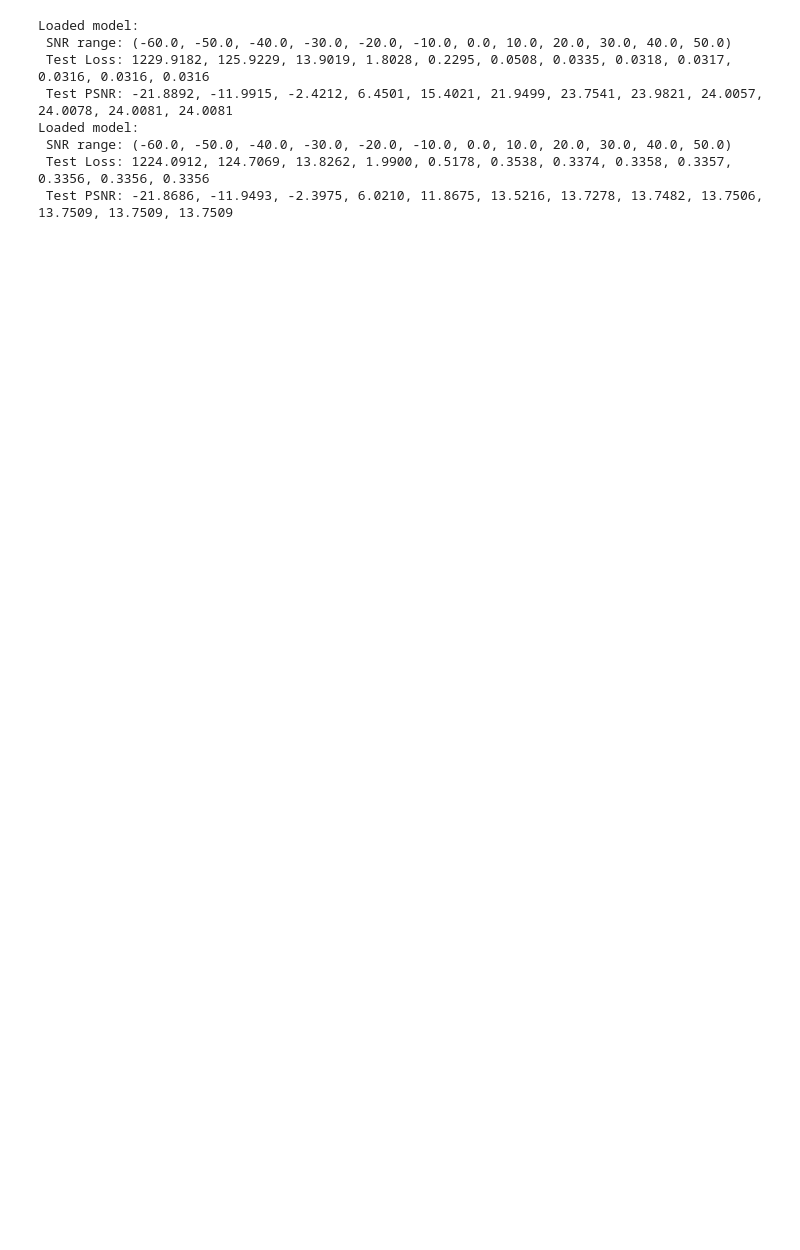
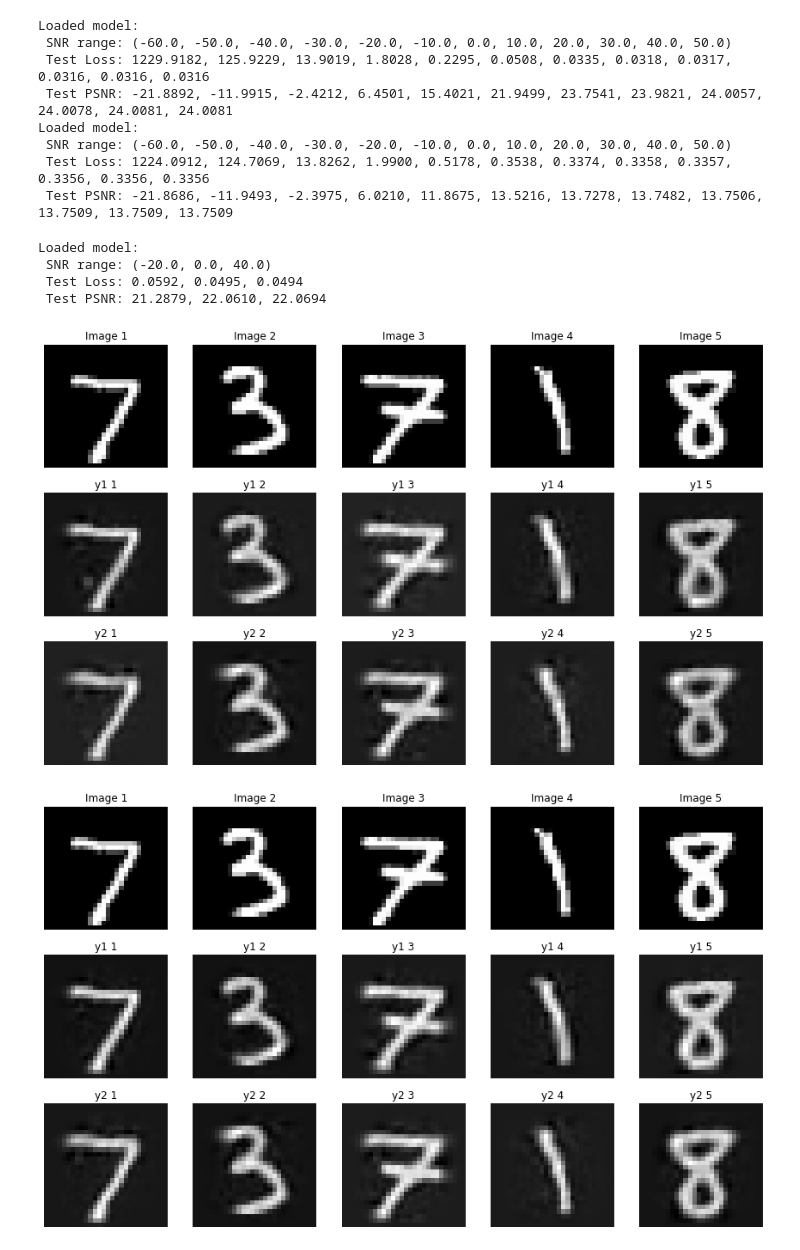
Before and after one commit to hebbarashwin/nnc, a Jupyter notebook: analysis.ipynb, the cells around one changed output. Drawn from its saved outputs; the diff is of its cells as text; code cells hidden in the pictures; blank space fills up the shorter version.

```diff
--- a/analysis.ipynb
+++ b/analysis.ipynb
@@ -111,3 +112,79 @@ Loaded model:
  SNR range: (-60.0, -50.0, -40.0, -30.0, -20.0, -10.0, 0.0, 10.0, 20.0, 30.0, 40.0, 50.0)
  Test Loss: 1224.0912, 124.7069, 13.8262, 1.9900, 0.5178, 0.3538, 0.3374, 0.3358, 0.3357, 0.3356, 0.3356, 0.3356
  Test PSNR: -21.8686, -11.9493, -2.3975, 6.0210, 11.8675, 13.5216, 13.7278, 13.7482, 13.7506, 13.7509, 13.7509, 13.7509
+# %%
+import matplotlib.pyplot as plt
+import numpy as np
+
+# Function to convert the image tensors back to NumPy arrays for visualization
+def to_numpy_image(img_tensor):
+    return img_tensor.detach().cpu().numpy().reshape(height, -1)
+
+test_snr = [-20,0,40]
+eq_test_sigma = np.array([snr_db2sigma(snr) for snr in test_snr])
+
+
+model_path = 'models/nrun1_snr_-20/model.pt'
+if os.path.isfile(model_path):
+    model.load_state_dict(torch.load(model_path, map_location=device))
+    model.eval()
+result = test(model, test_loader, eq_test_sigma, device)
+snr_range, test_losses, test_psnrs = zip(*result)
+test_losses_str = ', '.join([f"{loss:.4f}" for loss in test_losses])
+test_psnrs_str = ', '.join([f"{psnr:.4f}" for psnr in test_psnrs])
+print(f"Loaded model:\n SNR range: {snr_range}\n Test Loss: {test_losses_str}\n Test PSNR: {test_psnrs_str}")
+
+
+
+for snr in [-20, 0, 40]:
+    # Sample 5 images from the dataloader
+    sample_images = []
+    sample_y1s = []
+    sample_y2s = []
+
+    # snr = 0
+    power = 1
+    sigma = snr_db2sigma(snr) / np.sqrt(power)
+    for i, (images, labels) in enumerate(test_loader):
+        if i >= 5:
+            break
+
+        height = images.size(2)
+        mid_point = height // 2
+
+        x1 = images[:, :, :mid_point, :].reshape(images.size(0), -1).to(device)
+        x2 = images[:, :, mid_point:, :].reshape(images.size(0), -1).to(device)
+
+        # if not quantize:
+        y1, y2, y_list = model(x1, x2, noise_std_dev=sigma)
+        # else:
+        #     y1, y2, y_list = model.run_quantized(num_bits, x1, x2, noise_std_dev=sigma)
+
+        sample_images.append(to_numpy_image(images[0]))
+        sample_y1s.append(to_numpy_image(y1[0]))
+        sample_y2s.append(to_numpy_image(y2[0]))
+
+    # Visualize the images, y1, and y2 on a 3x5 grid
+    fig, axes = plt.subplots(3, 5, figsize=(15, 9))
+
+    for i in range(5):
+        axes[0, i].imshow(sample_images[i], cmap='gray')
+        axes[0, i].axis('off')
+        axes[0, i].set_title(f'Image {i+1}')
+
+        axes[1, i].imshow(sample_y1s[i], cmap='gray')
+        axes[1, i].axis('off')
+        axes[1, i].set_title(f'y1 {i+1}')
+
+        axes[2, i].imshow(sample_y2s[i], cmap='gray')
+        axes[2, i].axis('off')
+        axes[2, i].set_title(f'y2 {i+1}')
+
+    plt.show()
+# %% [output]
+Loaded model:
+ SNR range: (-20.0, 0.0, 40.0)
+ Test Loss: 0.0592, 0.0495, 0.0494
+ Test PSNR: 21.2879, 22.0610, 22.0694
+[figure, added]
+[figure, added]
```
Also changed, not shown: parts of 30 cells of this notebook, 2 other files.
